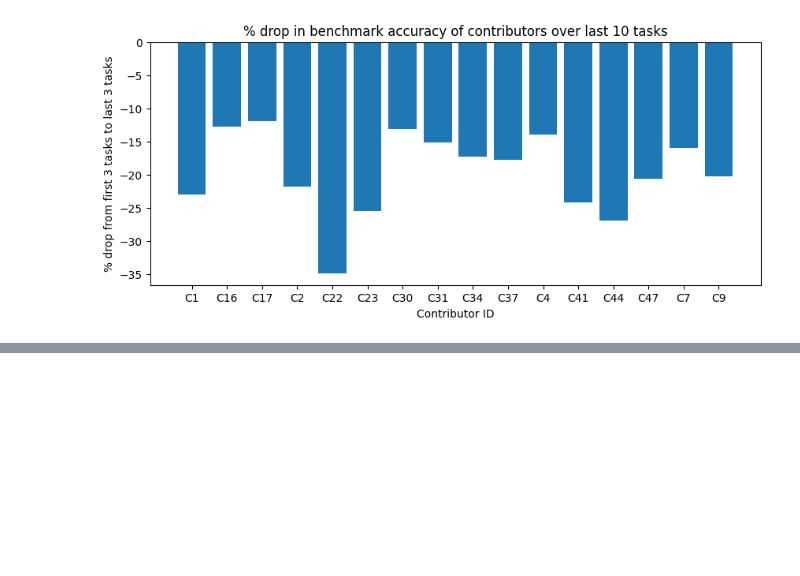
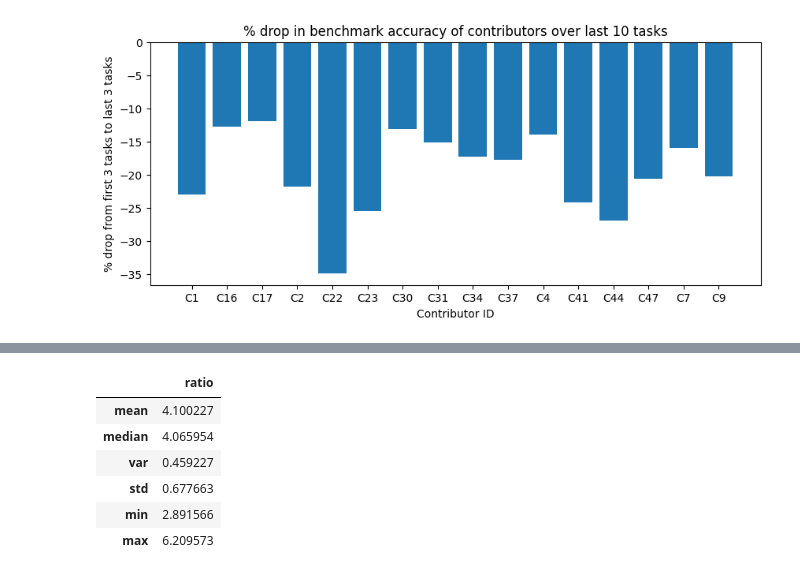
Before and after one commit to bayek10/data-analysis, a Jupyter notebook: AI_data_labeler_quality_analysis.ipynb, the cells around one changed output, grey strips where cells are left out. Cells and saved outputs as stored; diff of their text form; code cells hidden in the pictures; blank space fills up the shorter version.

```diff
--- a/AI_data_labeler_quality_analysis.ipynb
+++ b/AI_data_labeler_quality_analysis.ipynb
@@ -258,0 +272,13 @@ Text(0, 0.5, '% drop from first 3 tasks to last 3 tasks')
+# %%
+grouped = df.groupby('contributor_id')[['tasks_completed', 'benchmark_tasks_used']].sum().reset_index()
+grouped['ratio'] = grouped['benchmark_tasks_used'] / grouped['tasks_completed'] * 100
+grouped.agg({'ratio': ['mean', 'median', 'var', 'std', 'min', 'max']})
+# grouped['ratio'].std()
+# %% [output]
+|  | ratio |
+| mean | 4.100227 |
+| median | 4.065954 |
+| var | 0.459227 |
+| std | 0.677663 |
+| min | 2.891566 |
+| max | 6.209573 |
```
Also changed, not shown: parts of 3 cells of this notebook.
